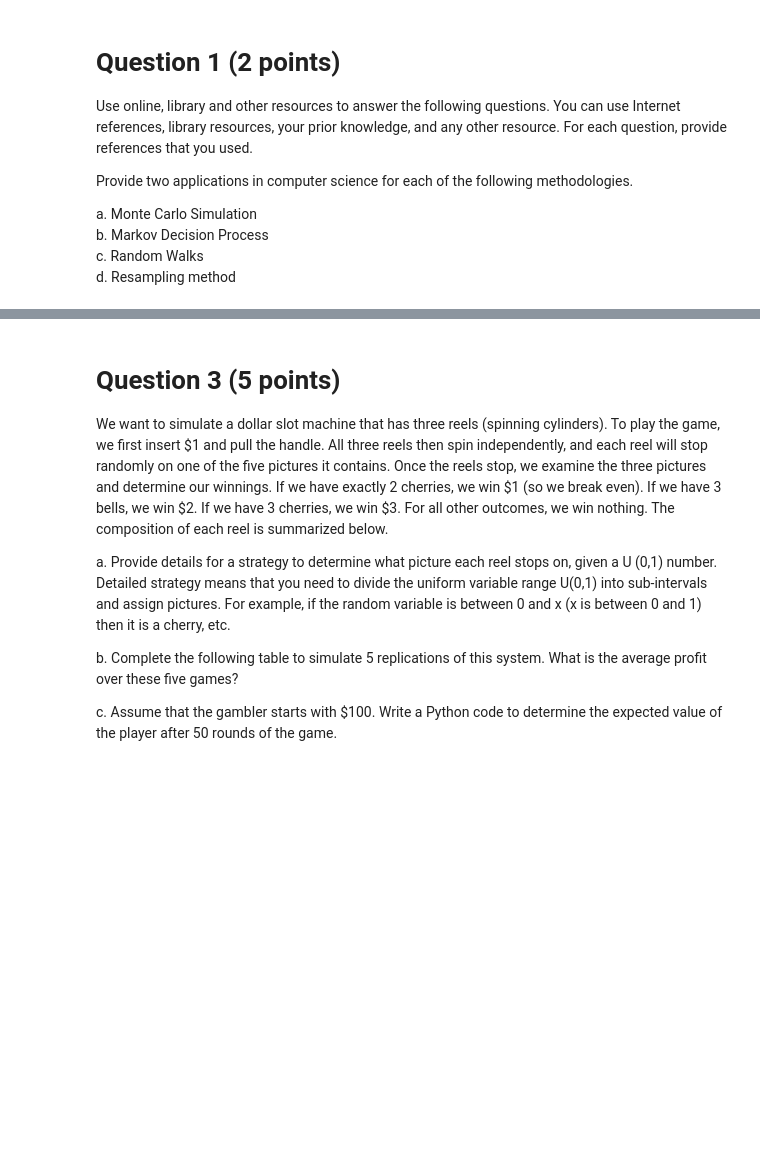
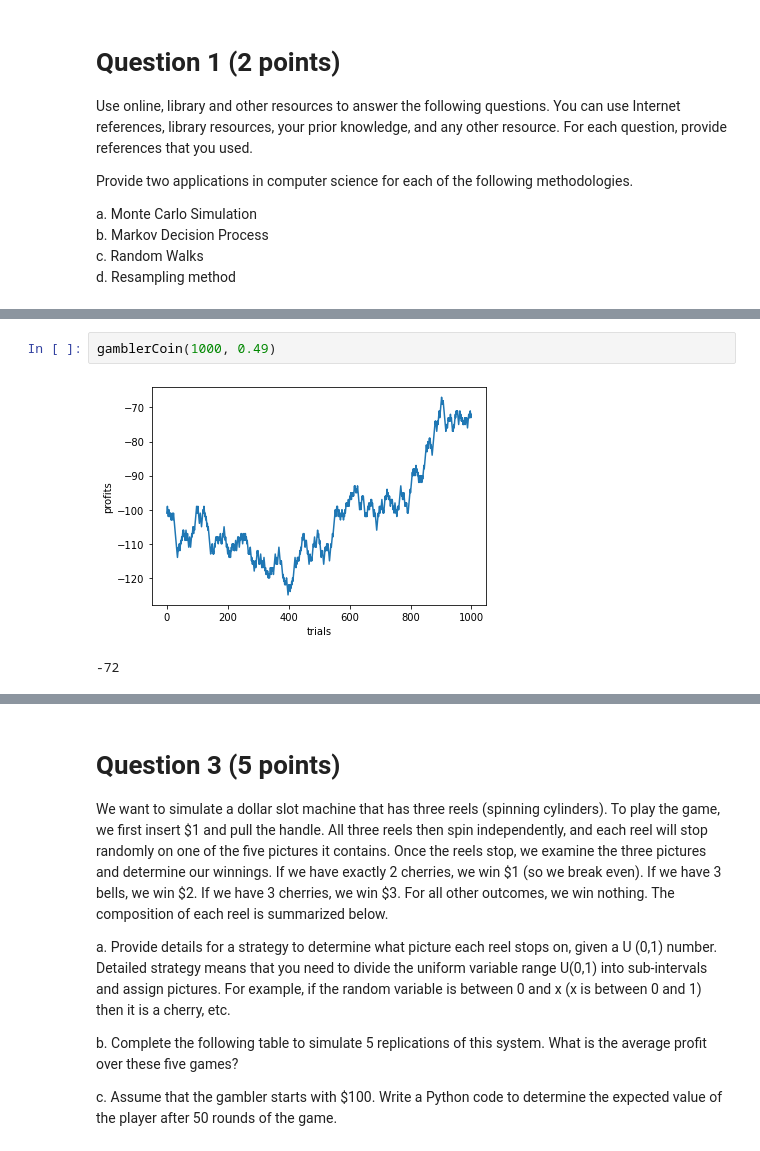
Before and after one commit to twyunting/CSC-632_Intro-to-Simulation-and-Modeling, a Jupyter notebook: exam/Chiu_Exam 1.ipynb, the cells around one changed output, grey strips where cells are left out. Saved outputs shown, nothing was run; the diff lists cells and outputs as text; blank space fills up the shorter version.

```diff
--- a/exam/Chiu_Exam 1.ipynb
+++ b/exam/Chiu_Exam 1.ipynb
@@ -30,0 +65,5 @@ d) Is there any difference between different State100s? For example, do you see
+# %%
+gamblerCoin(1000, 0.49)
+# %% [output]
+[figure, added]
+-72
```
Also changed, not shown: parts of 9 cells of this notebook.
